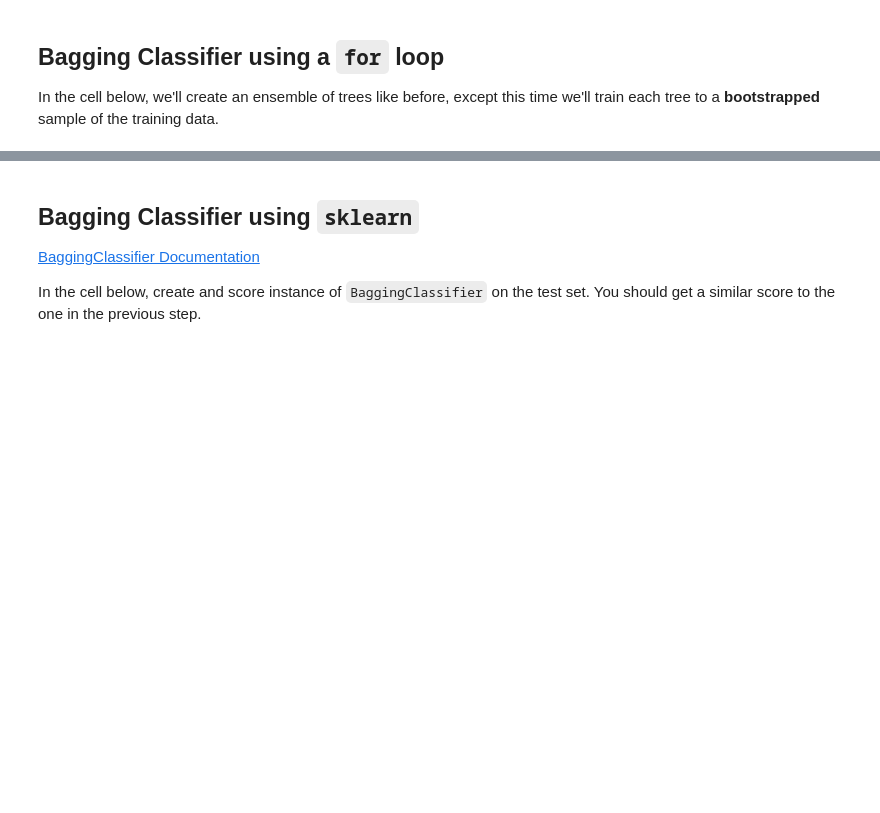
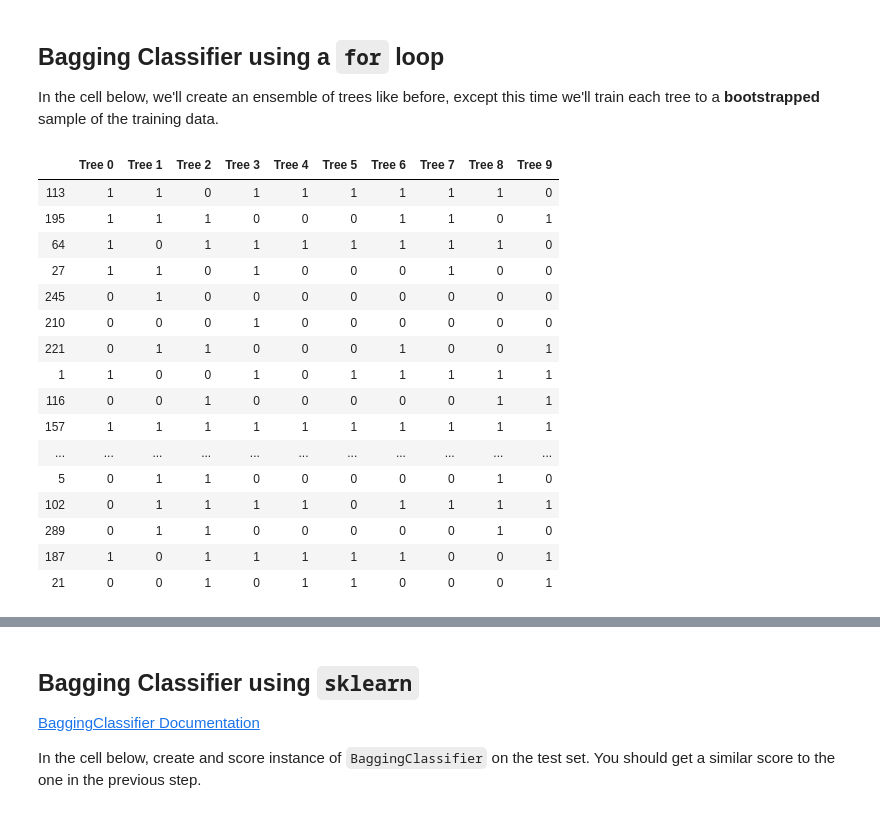
Before and after one commit to persocom01/GA-lessons, a Jupyter notebook: 6.02-lesson-bagging/starter-code.ipynb, the cells around one changed output, grey strips where cells are left out. Drawn from its saved outputs; the diff is of its cells as text; code cells hidden in the pictures; blank space fills up the shorter version.

```diff
--- a/6.02-lesson-bagging/starter-code.ipynb
+++ b/6.02-lesson-bagging/starter-code.ipynb
@@ -48,7 +84,7 @@ df = pd.read_csv('./datasets/Heart.csv')
 # %%
 # Create dummies for the `ChestPain`, `Thal`, and `AHD` columns.
 # Be sure to set `drop_first=True`.
-df =
+df = pd.get_dummies(df, columns=['ChestPain', 'Thal', 'AHD'], drop_first=True)
 
 # Confirm we did this correctly.
 df.head()
@@ -84,7 +135,7 @@ X_train, X_test, y_train, y_test = train_test_split(X,
 ## Model Instantiation
 # %%
 # Instantiate `DecisionTreeClassifier` object.
-tree =
+tree = DecisionTreeClassifier(random_state=42)
 # %% [markdown]
 ## Model Evaluation
 # %%
@@ -92,2 +146,4 @@ tree =
 # %%
 # Fit and score on the training data.
+tree.fit(X_train, y_train)
+tree.score(X_train, y_train)
@@ -145,11 +206,11 @@ Let's mimic the "wisdom of the crowd" by creating several decision trees and ave
 predictions = pd.DataFrame(index=X_test.index)
 # %%
 # Generate ten decision trees.
-
+for i in range(10):
     # Instantiate decision trees.
-
+    t = DecisionTreeClassifier()
     # Fit to our training data.
-
+    t.fit(X_train, y_train)
 
     # Put predictions in dataframe.
     predictions[f'Tree {i}'] = t.predict(X_test)
@@ -231,27 +327,46 @@ In the cell below, we'll create an ensemble of trees like before, except this ti
 # %%
 # Instantiate dataframe.
 predictions = pd.DataFrame(index=X_test.index)
 
 # Generate ten decision trees.
 for i in range(10):
 
     # Bootstrap X data.
-    # Should we add a random seed?
-    X_sample =
+    # Should we add a random seed? A: no, because we want different samples.
+    X_sample = X_train.sample(n=X_train.shape[0],
+                             replace=True)
 
     # Get y data that matches the X data.
-    y_sample =
+    y_sample = y_train[X_sample.index]
 
     # Instantiate decision trees.
     t = DecisionTreeClassifier()
 
     # Fit to our training data.
-    t.fit(X_train, y_train)
+    t.fit(X_sample, y_sample)
 
     # Put predictions in dataframe.
     predictions[f'Tree {i}'] = t.predict(X_test)
 
 predictions.head(20)
+# %% [output]
+|  | Tree 0 | Tree 1 | Tree 2 | Tree 3 | Tree 4 | Tree 5 | Tree 6 | Tree 7 | Tree 8 | Tree 9 |
+| 113 | 1 | 1 | 0 | 1 | 1 | 1 | 1 | 1 | 1 | 0 |
+| 195 | 1 | 1 | 1 | 0 | 0 | 0 | 1 | 1 | 0 | 1 |
+| 64 | 1 | 0 | 1 | 1 | 1 | 1 | 1 | 1 | 1 | 0 |
+| 27 | 1 | 1 | 0 | 1 | 0 | 0 | 0 | 1 | 0 | 0 |
+| 245 | 0 | 1 | 0 | 0 | 0 | 0 | 0 | 0 | 0 | 0 |
+| 210 | 0 | 0 | 0 | 1 | 0 | 0 | 0 | 0 | 0 | 0 |
+| 221 | 0 | 1 | 1 | 0 | 0 | 0 | 1 | 0 | 0 | 1 |
+| 1 | 1 | 0 | 0 | 1 | 0 | 1 | 1 | 1 | 1 | 1 |
+| 116 | 0 | 0 | 1 | 0 | 0 | 0 | 0 | 0 | 1 | 1 |
+| 157 | 1 | 1 | 1 | 1 | 1 | 1 | 1 | 1 | 1 | 1 |
+| ... | ... | ... | ... | ... | ... | ... | ... | ... | ... | ... |
+| 5 | 0 | 1 | 1 | 0 | 0 | 0 | 0 | 0 | 1 | 0 |
+| 102 | 0 | 1 | 1 | 1 | 1 | 0 | 1 | 1 | 1 | 1 |
+| 289 | 0 | 1 | 1 | 0 | 0 | 0 | 0 | 0 | 1 | 0 |
+| 187 | 1 | 0 | 1 | 1 | 1 | 1 | 1 | 0 | 0 | 1 |
+| 21 | 0 | 0 | 1 | 0 | 1 | 1 | 0 | 0 | 0 | 1 |
 # %%
 # Generate aggregated predicted probabilities.
 predictions.mean(axis='columns')
```
Also changed, not shown: parts of 21 cells of this notebook, 9 other files.
